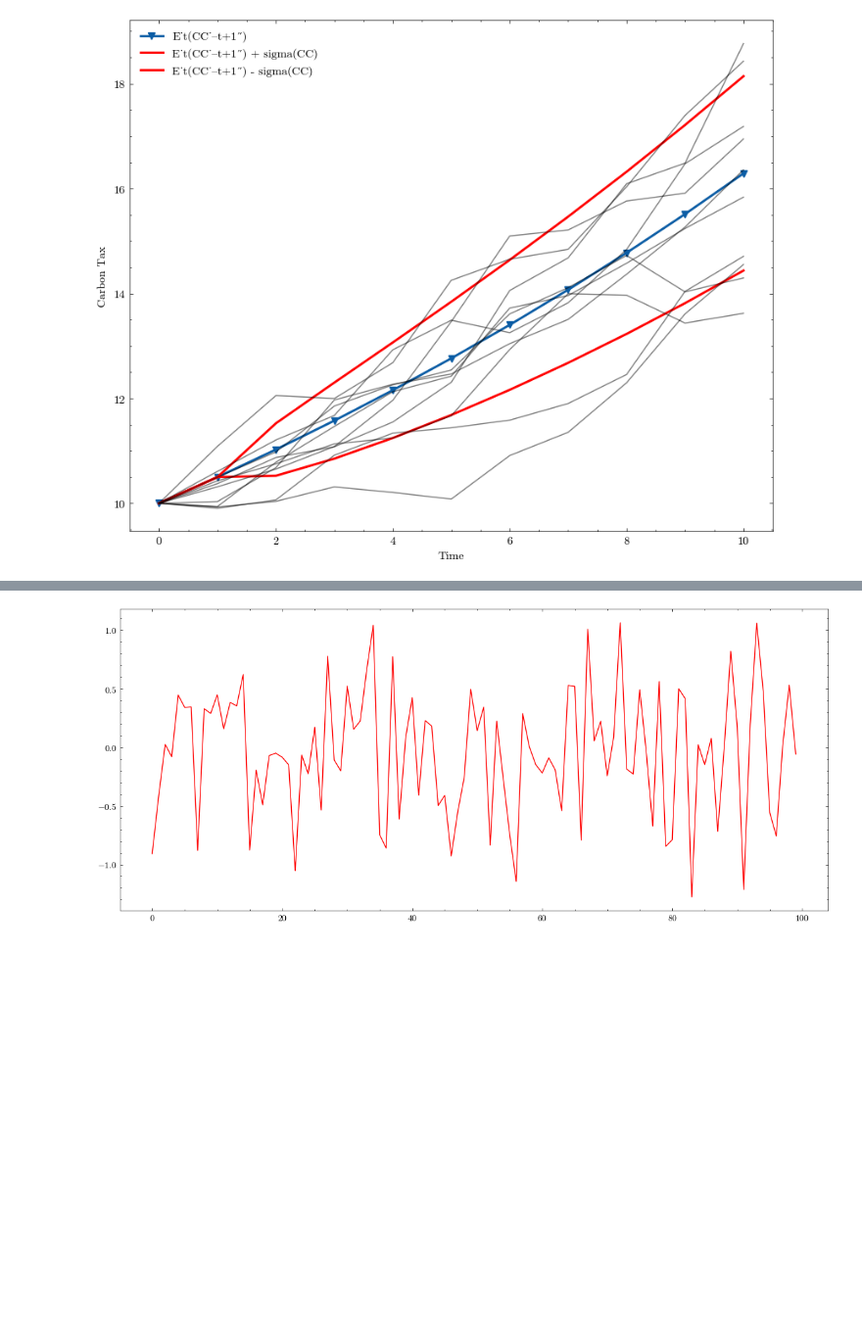
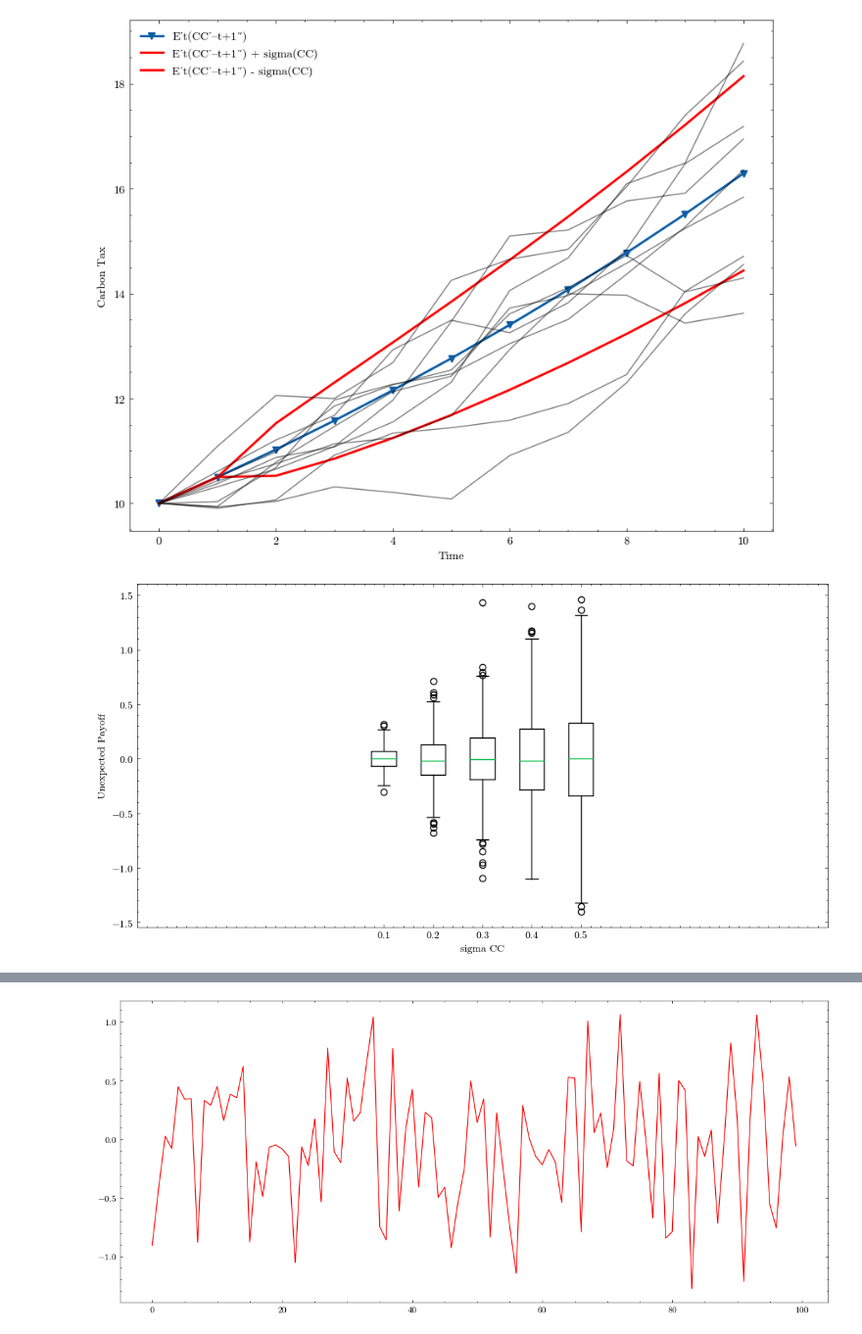
Before and after one commit to tlorans/climateriskassetpricing, a Jupyter notebook: codes/chapter01.ipynb, the cells around one changed output, grey strips where cells are left out. Shown: that part at 98% size. Cells and saved outputs as stored; diff of their text form; code cells hidden in the pictures; blank space fills up the shorter version.

```diff
--- a/codes/chapter01.ipynb
+++ b/codes/chapter01.ipynb
@@ -170,3 +170,34 @@ plt.savefig('../images/chapter01/carbon_tax_simulations.png', dpi=300)
 plt.show()
 # %% [output]
 [figure]
+# %%
+import numpy as np
+import matplotlib.pyplot as plt
+
+# Parameters
+beta_cc = -1  # Sensitivity to carbon tax
+phi = 1.05  # AR(1) coefficient for carbon tax
+sigma_cc_values = [0.1, 0.2, 0.3, 0.4, 0.5]  # Different values of sigma_CC for comparison
+num_simulations = 1000  # Number of simulations
+CC_t = 10  # Current carbon tax
+
+# Initialize lists to store unexpected payoffs
+unexpected_payoffs = []
+
+# Simulate the process for different values of sigma_CC
+for sigma_cc in sigma_cc_values:
+    unexpected_payoff = np.zeros(num_simulations)
+    for i in range(num_simulations):
+        CC_t1 = phi * CC_t + np.random.normal(0, sigma_cc)
+        unexpected_payoff[i] = beta_cc * (CC_t1 - phi * CC_t)
+    unexpected_payoffs.append(unexpected_payoff)
+
+# Create a box plot of the unexpected payoffs for different values of sigma_CC
+plt.figure(figsize=(12, 6))
+plt.boxplot(unexpected_payoffs, positions=sigma_cc_values, widths=0.05)
+plt.xlabel('sigma CC')
+plt.ylabel('Unexpected Payoff')
+plt.savefig('../images/chapter01/unexpected_payoff_boxplot.png', dpi=300)
+plt.show()
+# %% [output]
+[figure, added]
```
Also changed, not shown: parts of 1 cell of this notebook, 8 other files.
